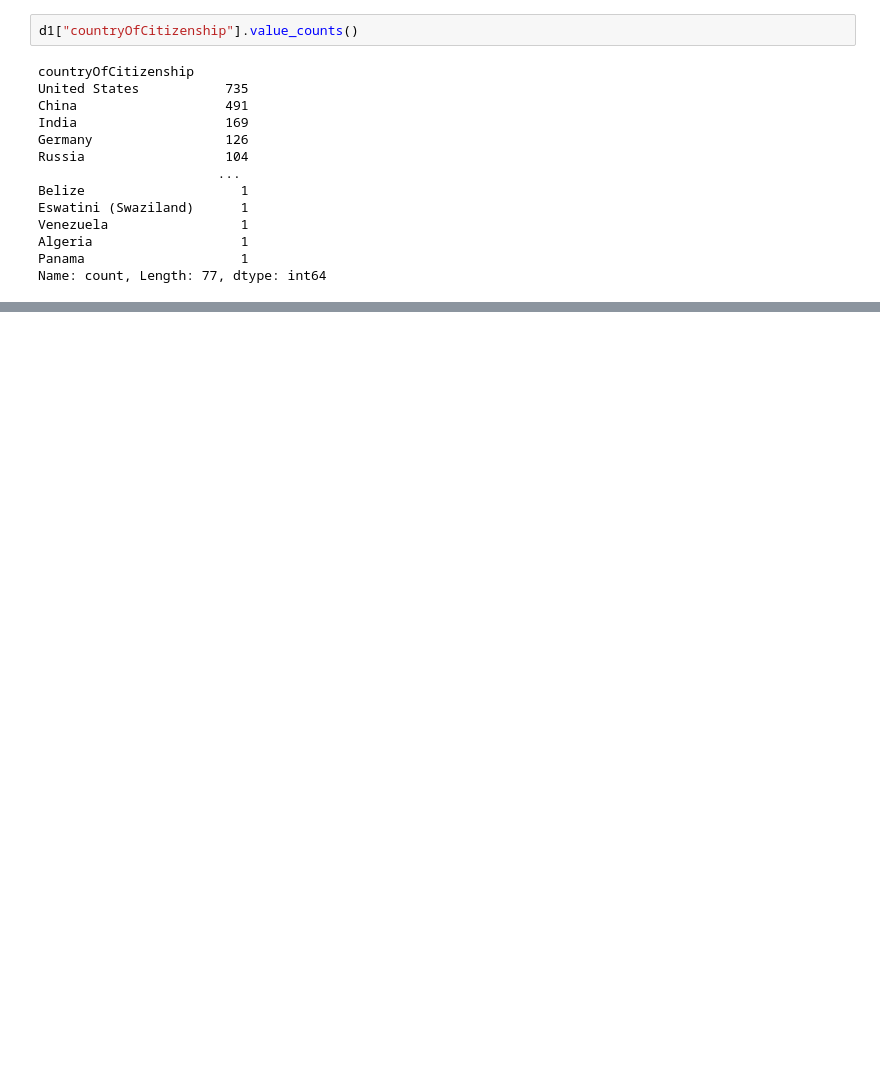
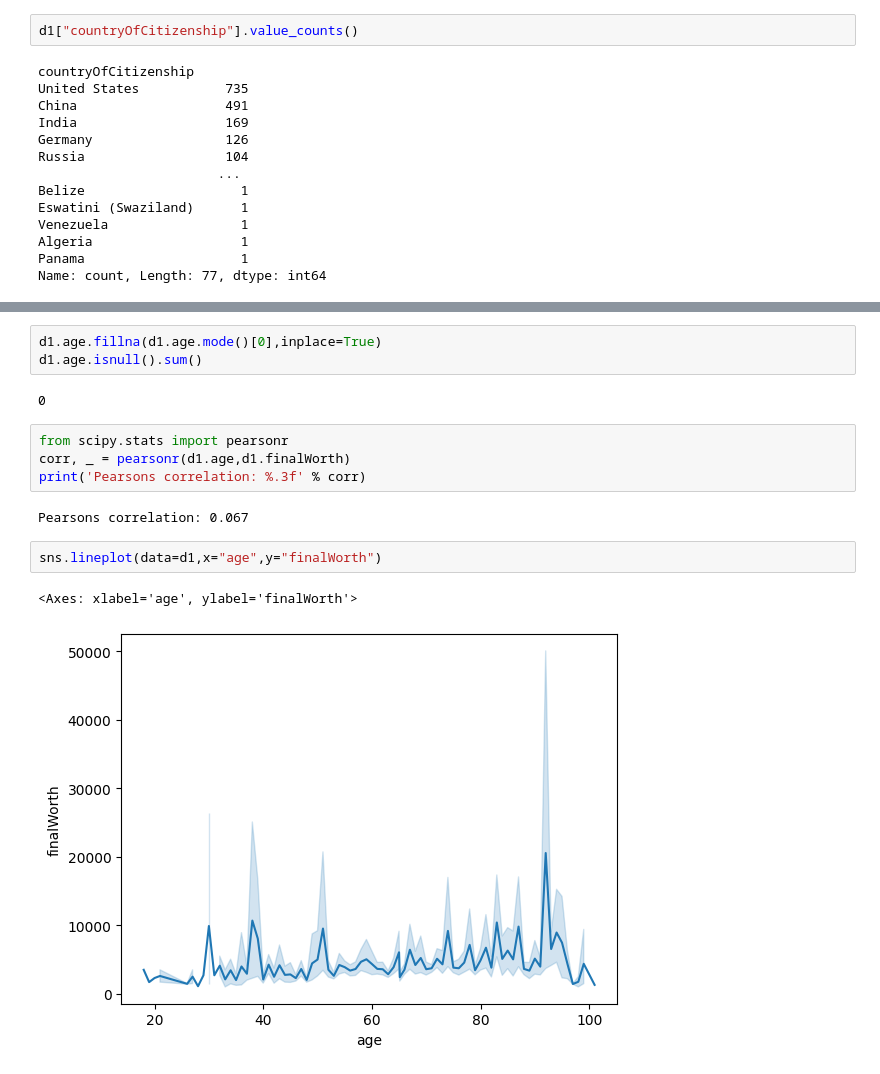
Before and after one commit to naveen3830/Kaggle, a Jupyter notebook: billionaires-data-visualization.ipynb, the cells around one changed output, grey strips where cells are left out. Drawn from its saved outputs; the diff is of its cells as text; blank space fills up the shorter version.

```diff
--- a/billionaires-data-visualization.ipynb
+++ b/billionaires-data-visualization.ipynb
@@ -312,0 +311,16 @@ Name: count, Length: 77, dtype: int64
+# %%
+d1.age.fillna(d1.age.mode()[0],inplace=True)
+d1.age.isnull().sum()
+# %% [output]
+0
+# %%
+from scipy.stats import pearsonr
+corr, _ = pearsonr(d1.age,d1.finalWorth)
+print('Pearsons correlation: %.3f' % corr)
+# %% [output]
+Pearsons correlation: 0.067
+# %%
+sns.lineplot(data=d1,x="age",y="finalWorth")
+# %% [output]
+<Axes: xlabel='age', ylabel='finalWorth'>
+[figure, added]
```
Also changed, not shown: parts of 12 cells of this notebook.
